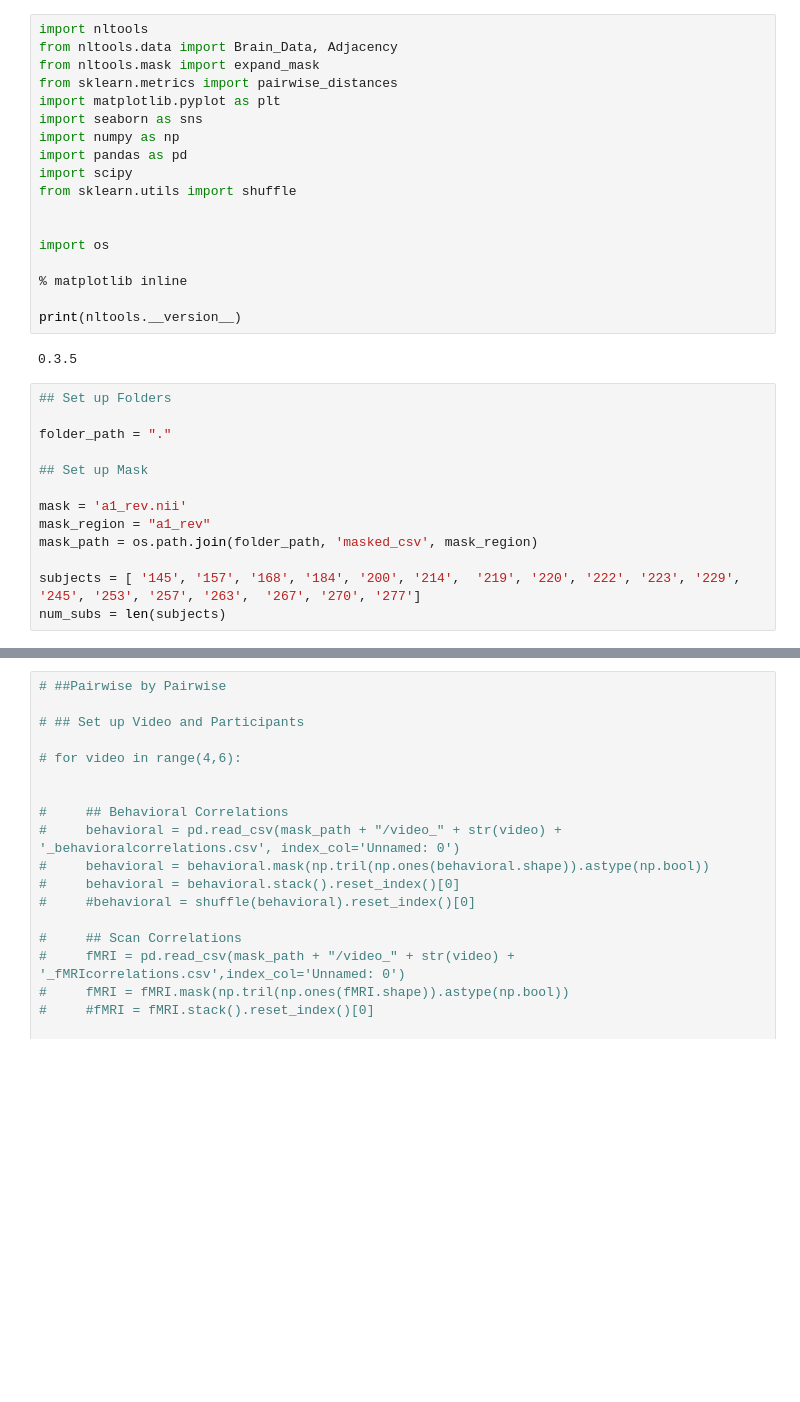
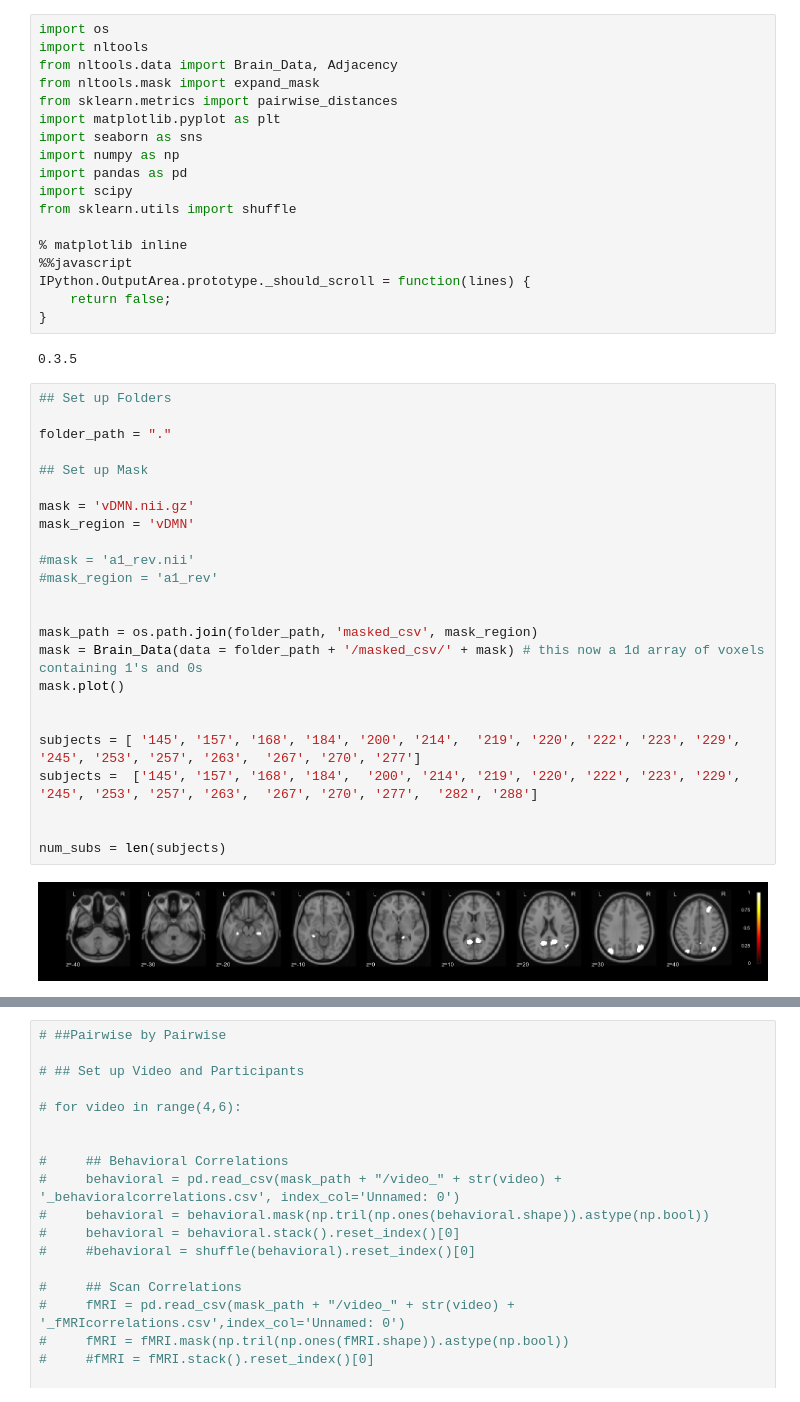
Before and after one commit to Marissa-Clark/EmpathicAccuracy_ISC, a Jupyter notebook: 21_Correlation_Analysis.ipynb, the cells around one changed output, grey strips where cells are left out. Drawn from its saved outputs; the diff is of its cells as text; blank space fills up the shorter version.

```diff
--- a/21_Correlation_Analysis.ipynb
+++ b/21_Correlation_Analysis.ipynb
@@ -1,4 +7,5 @@
 # %%
+import os
 import nltools
 from nltools.data import Brain_Data, Adjacency
 from nltools.mask import expand_mask
@@ -10,24 +17,36 @@ import pandas as pd
 import scipy
 from sklearn.utils import shuffle
 
-
-import os
-
 % matplotlib inline
-
-print(nltools.__version__)
+%%javascript
+IPython.OutputArea.prototype._should_scroll = function(lines) {
+    return false;
+}
 # %% [output]
 0.3.5
 # %%
 ## Set up Folders
 
 folder_path = "."
 
 ## Set up Mask
 
-mask = 'a1_rev.nii'
-mask_region = "a1_rev"
+mask = 'vDMN.nii.gz'
+mask_region = 'vDMN'
+
+#mask = 'a1_rev.nii'
+#mask_region = 'a1_rev'
+
+
 mask_path = os.path.join(folder_path, 'masked_csv', mask_region)
+mask = Brain_Data(data = folder_path + '/masked_csv/' + mask) # this now a 1d array of voxels containing 1's and 0s
+mask.plot()
+
 
 subjects = [ '145', '157', '168', '184', '200', '214',  '219', '220', '222', '223', '229', '245', '253', '257', '263',  '267', '270', '277']
+subjects =  ['145', '157', '168', '184',  '200', '214', '219', '220', '222', '223', '229', '245', '253', '257', '263',  '267', '270', '277',  '282', '288']
+
+
 num_subs = len(subjects)
+# %% [output]
+[figure, added]
```
Also changed, not shown: parts of 7 cells of this notebook, 7 other files.
